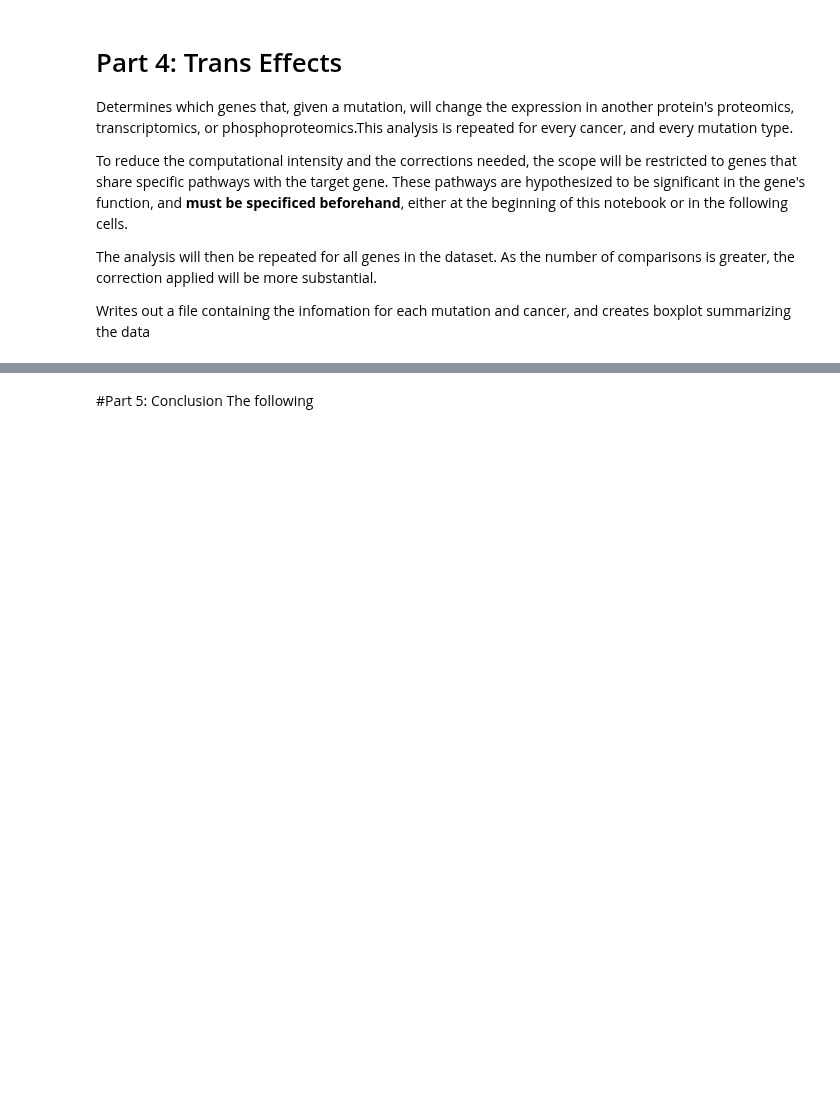
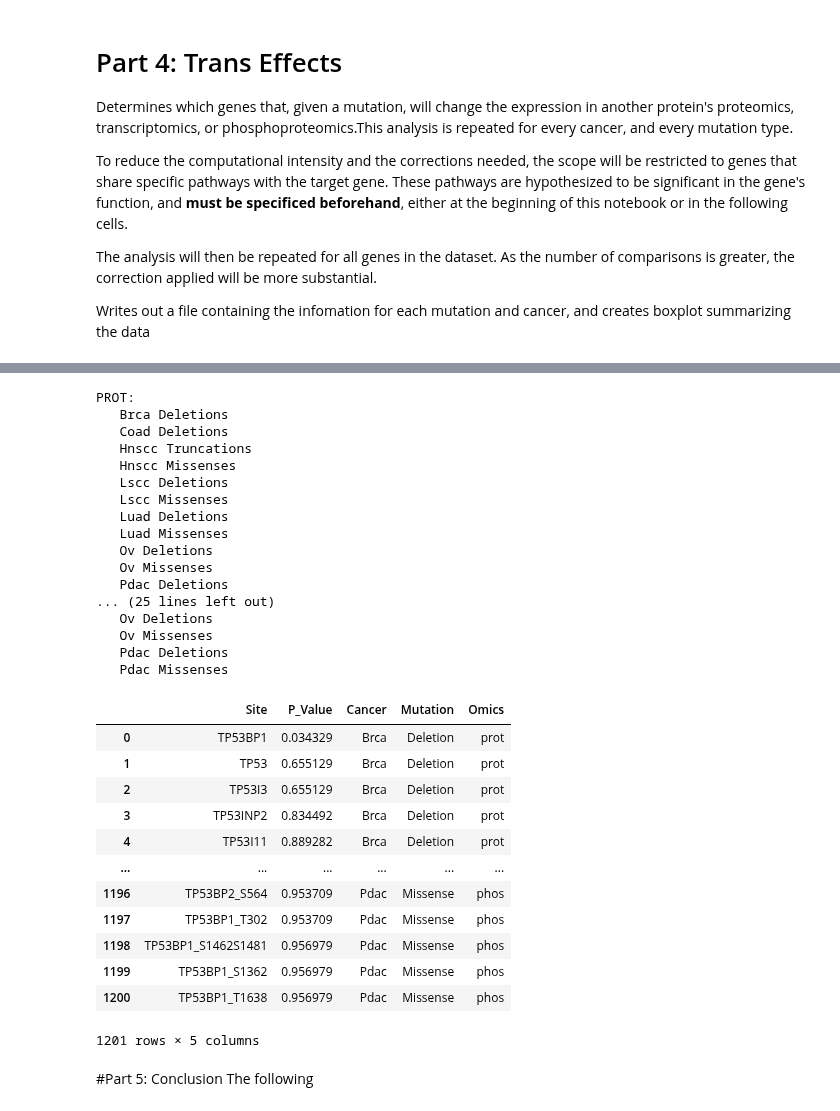
Before and after one commit to PayneLab/WhenMutationsDontMatter, a Jupyter notebook: Pancan/TP53/full_analysis.ipynb, the cells around one changed output, grey strips where cells are left out. Saved outputs shown, nothing was run; the diff lists cells and outputs as text; code cells hidden in the pictures; blank space fills up the shorter version.

```diff
--- a/Pancan/TP53/full_analysis.ipynb
+++ b/Pancan/TP53/full_analysis.ipynb
@@ -473,16 +599,47 @@ def analyze_trans_mutation(omics_type, genes_to_analyze = None, write_out = True
 # %%
-trans_effects = None
+trans_effects_all = None
 for omics_type in ["prot", "trans", "phos"]:
     print(omics_type.upper() + ':')
-    data = analyze_trans_mutation(omics_type, genes_to_analyze=genes_to_analyze, write_insignificant=True)
+    data = analyze_trans_mutation(omics_type, genes_to_analyze=None, write_insignificant=True, file_name=f"Trans_Effect_output/{omics_type.upper()}_Analysis_trans_ALL")
     data["Omics"] = omics_type
-    if trans_effects is not None:
-        trans_effects = pd.concat([trans_effects, data])
+    if trans_effects_all is not None:
+        trans_effects_all = pd.concat([trans_effects_all, data])
     else:
-        trans_effects = data
+        trans_effects_all = data
     print()
-trans_effects.reset_index(drop=True, inplace=True)
-trans_effects
+trans_effects_all.reset_index(drop=True, inplace=True)
+trans_effects_all
+# %% [output]
+PROT:
+   Brca Deletions
+   Coad Deletions
+   Hnscc Truncations
+   Hnscc Missenses
+   Lscc Deletions
+   Lscc Missenses
+   Luad Deletions
+   Luad Missenses
+   Ov Deletions
+   Ov Missenses
+   Pdac Deletions
+... (25 lines left out)
+   Ov Deletions
+   Ov Missenses
+   Pdac Deletions
+   Pdac Missenses
+|  | Site | P_Value | Cancer | Mutation | Omics |
+| 0 | TP53BP1 | 0.034329 | Brca | Deletion | prot |
+| 1 | TP53 | 0.655129 | Brca | Deletion | prot |
+| 2 | TP53I3 | 0.655129 | Brca | Deletion | prot |
+| 3 | TP53INP2 | 0.834492 | Brca | Deletion | prot |
+| 4 | TP53I11 | 0.889282 | Brca | Deletion | prot |
+| ... | ... | ... | ... | ... | ... |
+| 1196 | TP53BP2_S564 | 0.953709 | Pdac | Missense | phos |
+| 1197 | TP53BP1_T302 | 0.953709 | Pdac | Missense | phos |
+| 1198 | TP53BP1_S1462S1481 | 0.956979 | Pdac | Missense | phos |
+| 1199 | TP53BP1_S1362 | 0.956979 | Pdac | Missense | phos |
+| 1200 | TP53BP1_T1638 | 0.956979 | Pdac | Missense | phos |
+1201 rows × 5 columns
 # %% [markdown]
 #Part 5: Conclusion
 The following
```
Also changed, not shown: parts of 29 cells of this notebook, 37 other files.
